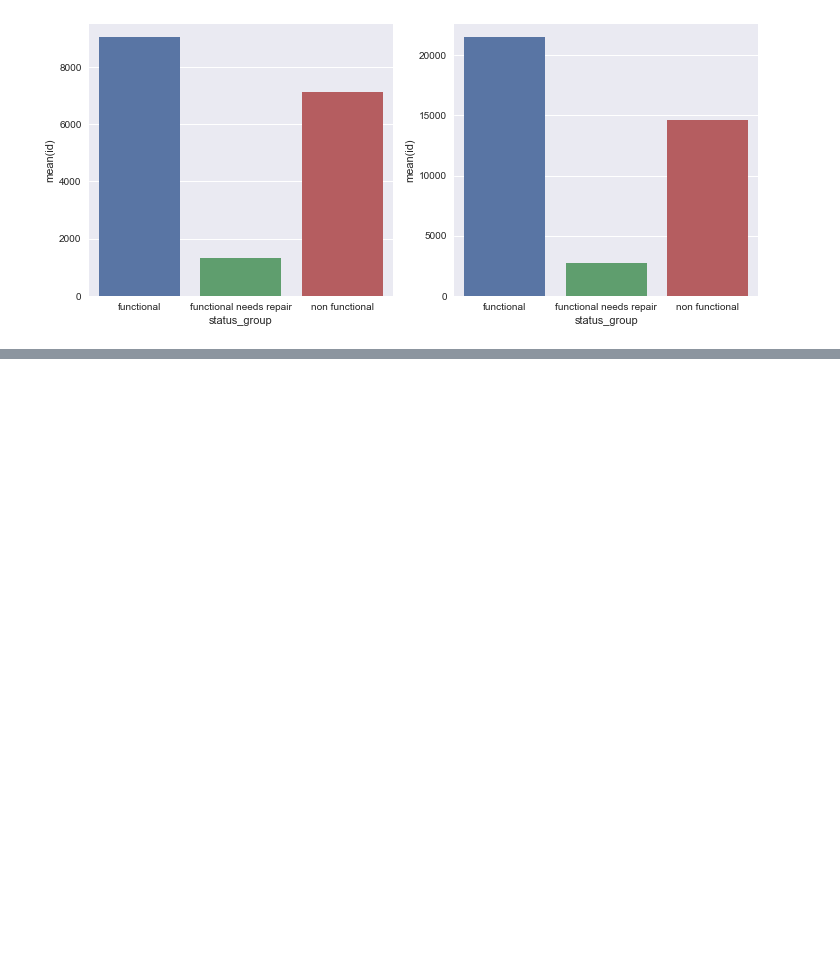
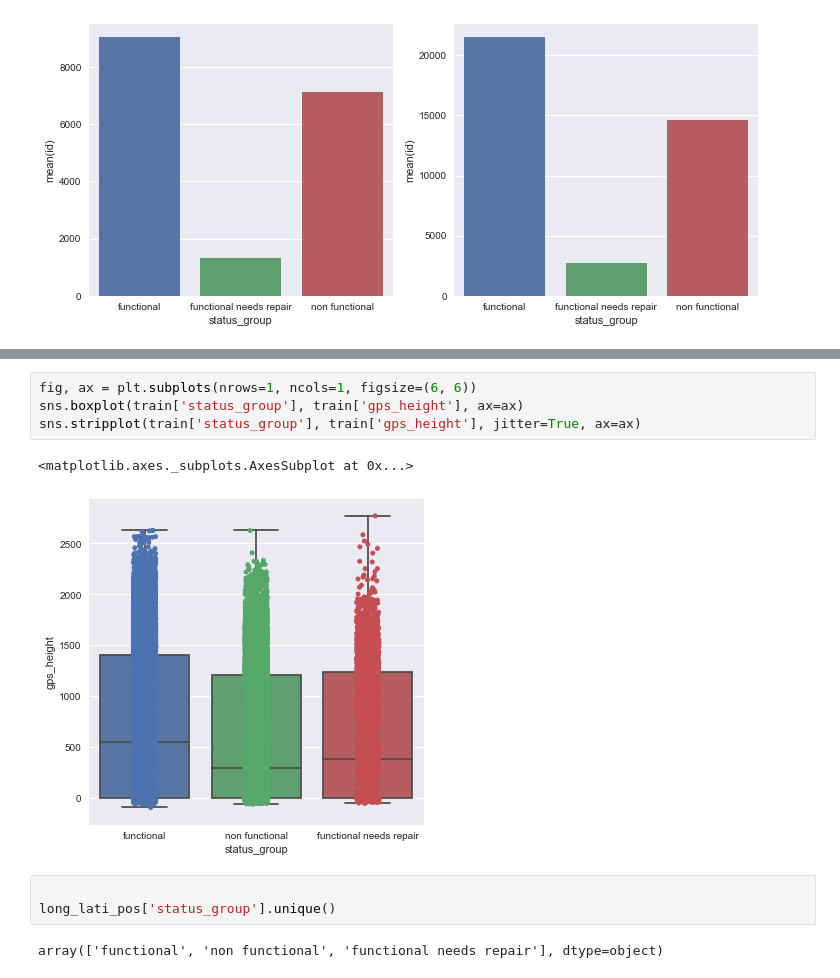
Before and after one commit to shenc3/drivendata-nb, a Jupyter notebook: pumpItUp/PumpItUp.ipynb, the cells around one changed output, grey strips where cells are left out. Cells and saved outputs as stored; diff of their text form; blank space fills up the shorter version.

```diff
--- a/pumpItUp/PumpItUp.ipynb
+++ b/pumpItUp/PumpItUp.ipynb
@@ -237,0 +304,12 @@ sns.barplot(data=permit_cnt[permit_cnt['permit']==True], x='status_group', y='id
+# %%
+fig, ax = plt.subplots(nrows=1, ncols=1, figsize=(6, 6))
+sns.boxplot(train['status_group'], train['gps_height'], ax=ax)
+sns.stripplot(train['status_group'], train['gps_height'], jitter=True, ax=ax)
+# %% [output]
+<matplotlib.axes._subplots.AxesSubplot at 0x...>
+[figure, added]
+# %%
+
+long_lati_pos['status_group'].unique()
+# %% [output]
+array(['functional', 'non functional', 'functional needs repair'], dtype=object)
```
Also changed, not shown: parts of 19 cells of this notebook.
